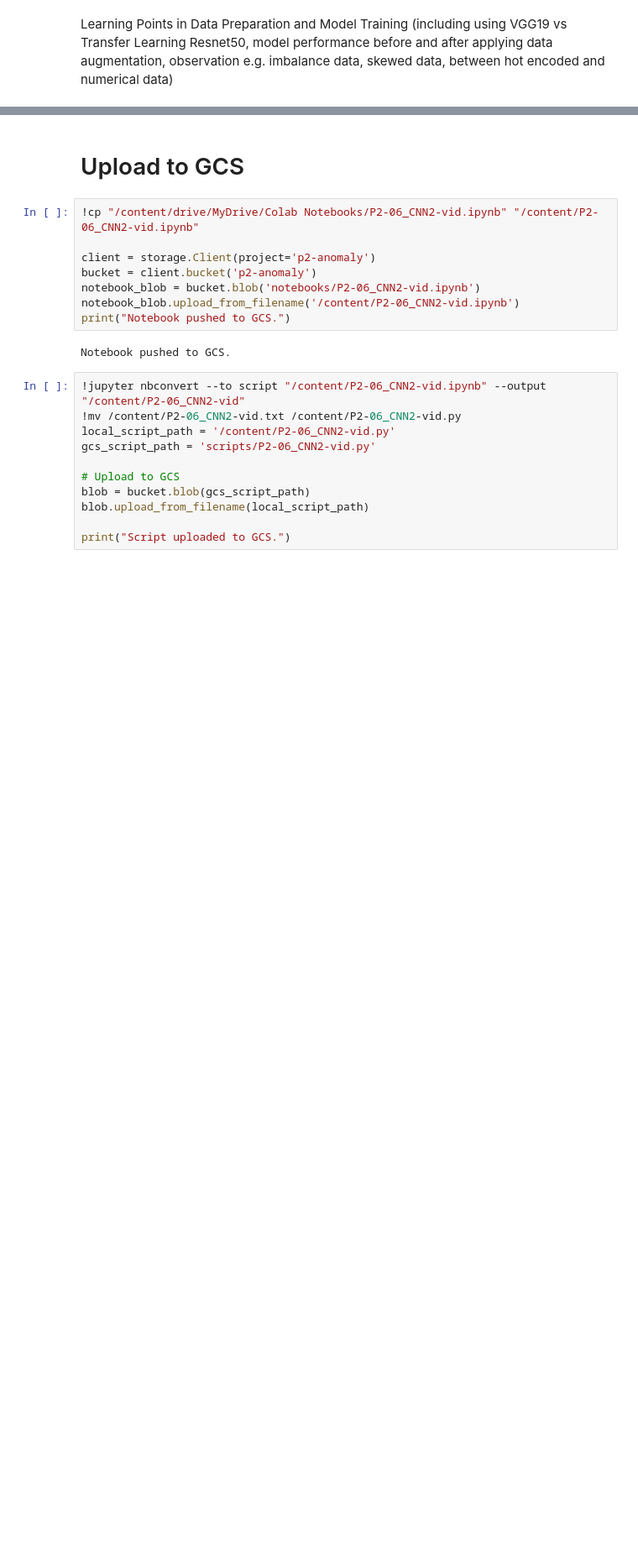
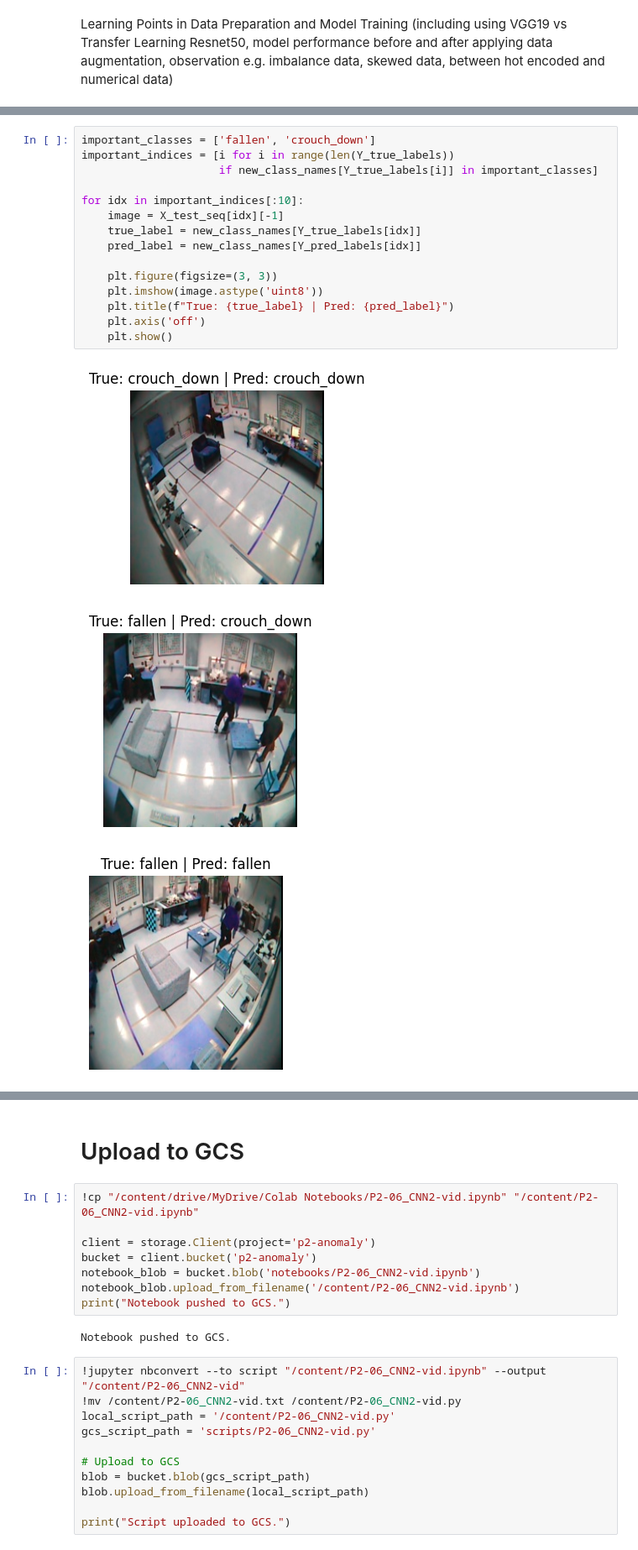
Before and after one commit to net39/ML-anomaly-detection, a Jupyter notebook: P2_06_CNN2_vid.ipynb, the cells around one changed output, grey strips where cells are left out. Shown at 84% size. Saved outputs shown, nothing was run; the diff lists cells and outputs as text; blank space fills up the shorter version.

```diff
--- a/P2_06_CNN2_vid.ipynb
+++ b/P2_06_CNN2_vid.ipynb
@@ -844,0 +1036,19 @@ Learning Points in Data Preparation and Model Training (including using VGG19 vs
+# %%
+important_classes = ['fallen', 'crouch_down']
+important_indices = [i for i in range(len(Y_true_labels))
+                     if new_class_names[Y_true_labels[i]] in important_classes]
+
+for idx in important_indices[:10]:
+    image = X_test_seq[idx][-1]
+    true_label = new_class_names[Y_true_labels[idx]]
+    pred_label = new_class_names[Y_pred_labels[idx]]
+
+    plt.figure(figsize=(3, 3))
+    plt.imshow(image.astype('uint8'))
+    plt.title(f"True: {true_label} | Pred: {pred_label}")
+    plt.axis('off')
+    plt.show()
+# %% [output]
+[figure, added]
+[figure, added]
+[figure, added]
```
Also changed, not shown: parts of 42 cells of this notebook.
